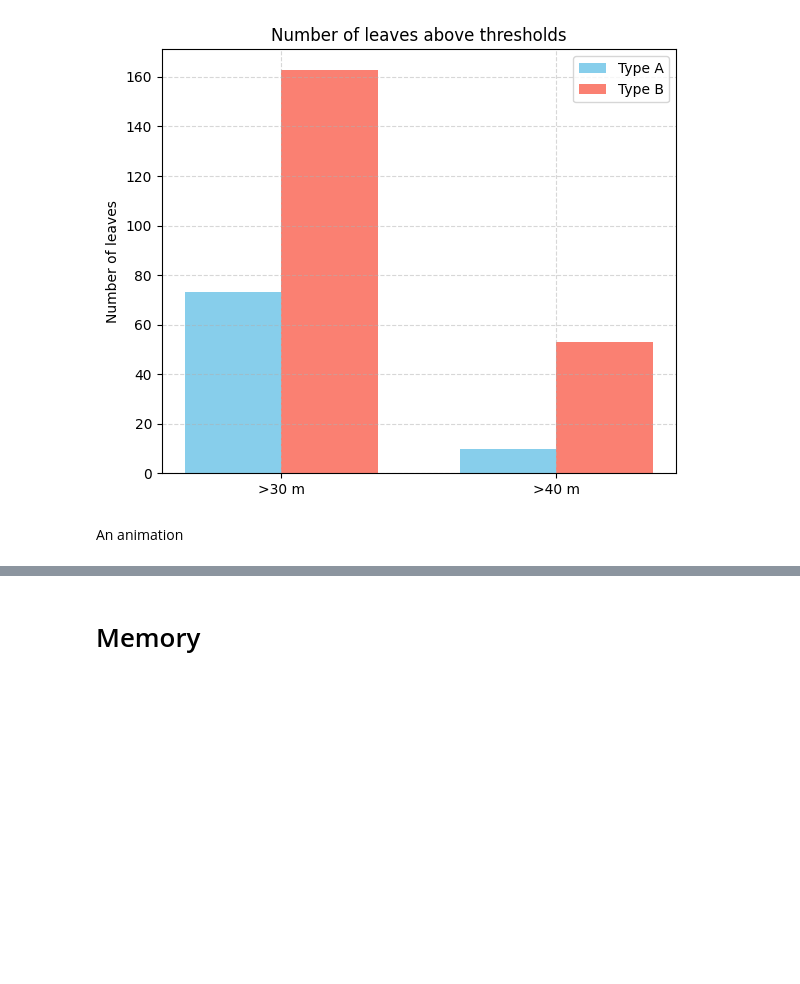
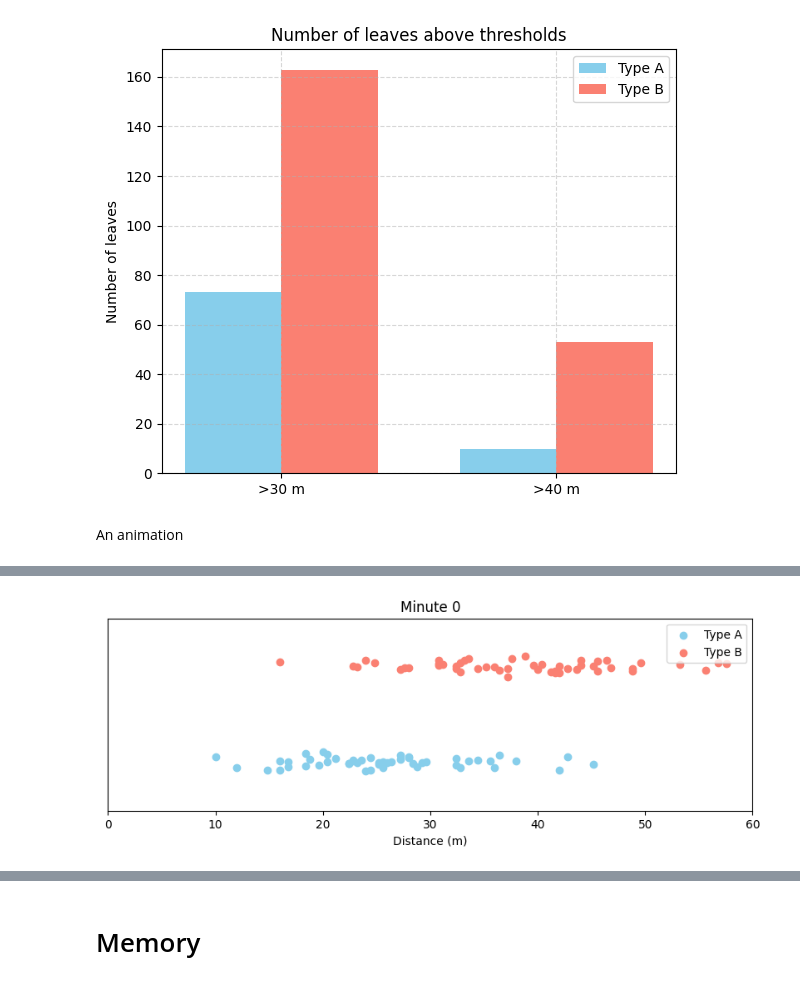
Before and after one commit to kleineidam/LeafTransport, a Jupyter notebook: ants.ipynb, the cells around one changed output, grey strips where cells are left out. Drawn from its saved outputs; the diff is of its cells as text; code cells hidden in the pictures; blank space fills up the shorter version.

Commit message:
Mit Colab erstellt

```diff
--- a/ants.ipynb
+++ b/ants.ipynb
@@ -544,0 +544,90 @@ ani.save("leaf_simulation.mp4", writer='ffmpeg', fps=10)
+# %%
+# Install ffmpeg if needed (usually already installed in Colab)
+!apt-get install ffmpeg
+
+import numpy as np
+import matplotlib.pyplot as plt
+import matplotlib.animation as animation
+from IPython.display import HTML, Video
+from google.colab import files
+
+# Parameters
+num_leaves_A = 50
+num_leaves_B = 50
+total_leaves = num_leaves_A + num_leaves_B
+
+max_total_minutes = 180
+step_distance = 0.4
+
+start_prob_A = 0.10
+drop_prob_A = 0.08
+start_prob_B = 0.20
+drop_prob_B = 0.08
+
+# Arrival times (clipped normal distribution)
+arrival_mean = 60
+arrival_std = 20
+arrival_times = np.clip(np.random.normal(arrival_mean, arrival_std, total_leaves), 0, 120)
+
+# Initialize states
+positions = np.zeros(total_leaves)
+states = np.zeros(total_leaves, dtype=bool)
+minutes = np.zeros(total_leaves)
+done = np.zeros(total_leaves, dtype=bool)
+
+# Type assignment
+types = np.array(['A'] * num_leaves_A + ['B'] * num_leaves_B)
+
+# Create vertical positions with jitter
+y_positions = np.where(types == 'A', 0, 1) + np.random.normal(0, 0.05, total_leaves)
+
+# Set up plot
+fig, ax = plt.subplots(figsize=(10, 3))
+sc_A = ax.scatter([], [], color='skyblue', label='Type A')
+sc_B = ax.scatter([], [], color='salmon', label='Type B')
+ax.set_xlim(0, 60)
+ax.set_ylim(-0.5, 1.5)
+ax.set_xlabel("Distance (m)")
+ax.set_yticks([])
+ax.legend()
+ax.set_title("Leaf movement simulation")
+
+# Update function
+def update(frame):
+    global positions, states, minutes, done
+
+    for i in range(total_leaves):
+        if done[i]:
+            continue
+
+        minutes[i] += 1
+
+        if minutes[i] < arrival_times[i]:
+            continue
+
+        if not states[i]:
+            if np.random.rand() < (start_prob_A if types[i]=='A' else start_prob_B):
+                states[i] = True
+
+        if states[i]:
+            positions[i] += step_distance
+            if np.random.rand() < (drop_prob_A if types[i]=='A' else drop_prob_B):
+                states[i] = False
+
+        if minutes[i] >= max_total_minutes:
+            done[i] = True
+
+    sc_A.set_offsets(np.column_stack((positions[types == 'A'], y_positions[types == 'A'])))
+    sc_B.set_offsets(np.column_stack((positions[types == 'B'], y_positions[types == 'B'])))
+    ax.set_title(f"Minute {frame}")
+    return [sc_A, sc_B]
+
+# Create animation
+ani = animation.FuncAnimation(fig, update, frames=max_total_minutes, interval=100, blit=False)
+
+# Save animation as mp4
+ani.save("leaf_simulation.mp4", writer='ffmpeg', fps=10)
+
+# Display video inside Colab
+Video("leaf_simulation.mp4")
+# %% [output]
@@ -544,0 +640 @@ ani.save("leaf_simulation.mp4", writer='ffmpeg', fps=10)
+[figure, added]
```
Also changed, not shown: parts of 5 cells of this notebook.
